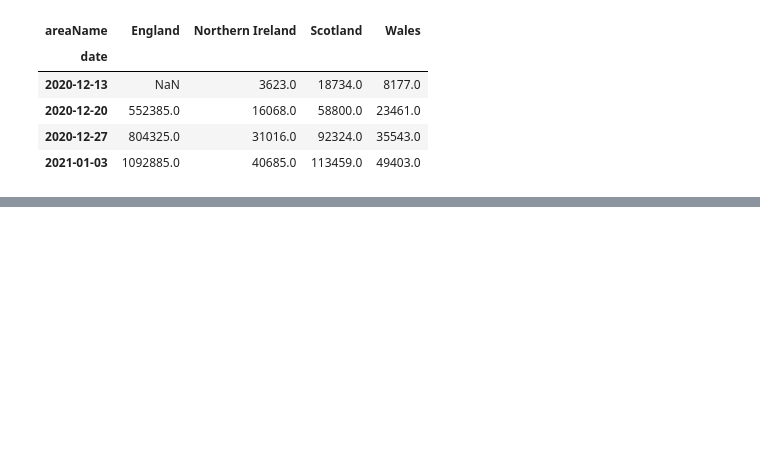
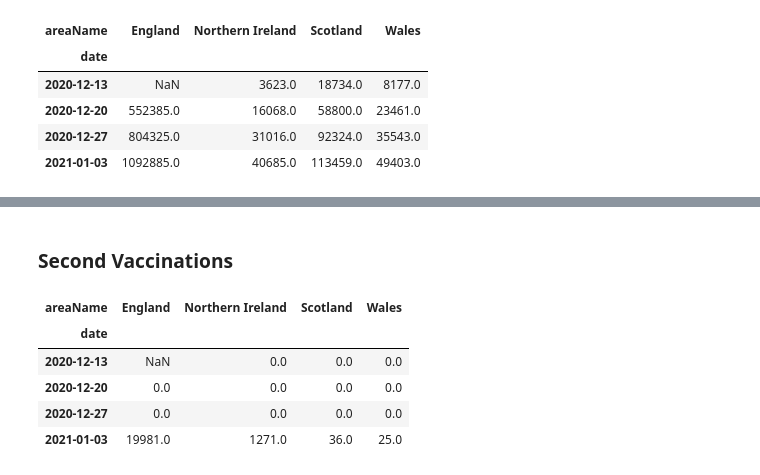
Before and after one commit to canwaf/scrapbook, a Jupyter notebook: coronavirus/vaccine_rollout.ipynb, the cells around one changed output, grey strips where cells are left out. Cells and saved outputs as stored; diff of their text form; code cells hidden in the pictures; blank space fills up the shorter version.

```diff
--- a/coronavirus/vaccine_rollout.ipynb
+++ b/coronavirus/vaccine_rollout.ipynb
@@ -11,0 +81,4 @@ import requests
+# %%
+# Aggregate on both these columns, convert to integers
+pop['t_19_minors'] = pop[minors_colnms].sum(axis=1).astype(int)
+pop['t_19_adults'] = pop[adults_colnms].sum(axis=1).astype(int)
@@ -33,5 +101,0 @@ dayZero.head()
-# %%
-# Mid-year population estimates from ONS
-# Source https://www.ons.gov.uk/peoplepopulationandcommunity/populationandmigration/populationestimates/bulletins/annualmidyearpopulationestimates/mid2019estimates#population-growth-in-england-wales-scotland-and-northern-ireland
-pop = pd.read_csv('pop.csv')
-pop.head()
@@ -129,0 +178,12 @@ plt.show()
+# %% [markdown]
+### Second Vaccinations
+# %%
+shape_second = df[['date','areaName','cumPeopleReceivingSecondDose']].pivot(index='date', columns='areaName', values='cumPeopleReceivingSecondDose')
+shape_second
+# %% [output]
+| areaName | England | Northern Ireland | Scotland | Wales |
+| date |  |  |  |  |
+| 2020-12-13 | NaN | 0.0 | 0.0 | 0.0 |
+| 2020-12-20 | 0.0 | 0.0 | 0.0 | 0.0 |
+| 2020-12-27 | 0.0 | 0.0 | 0.0 | 0.0 |
+| 2021-01-03 | 19981.0 | 1271.0 | 36.0 | 25.0 |
```
Also changed, not shown: parts of 25 cells of this notebook, 4 other files.
